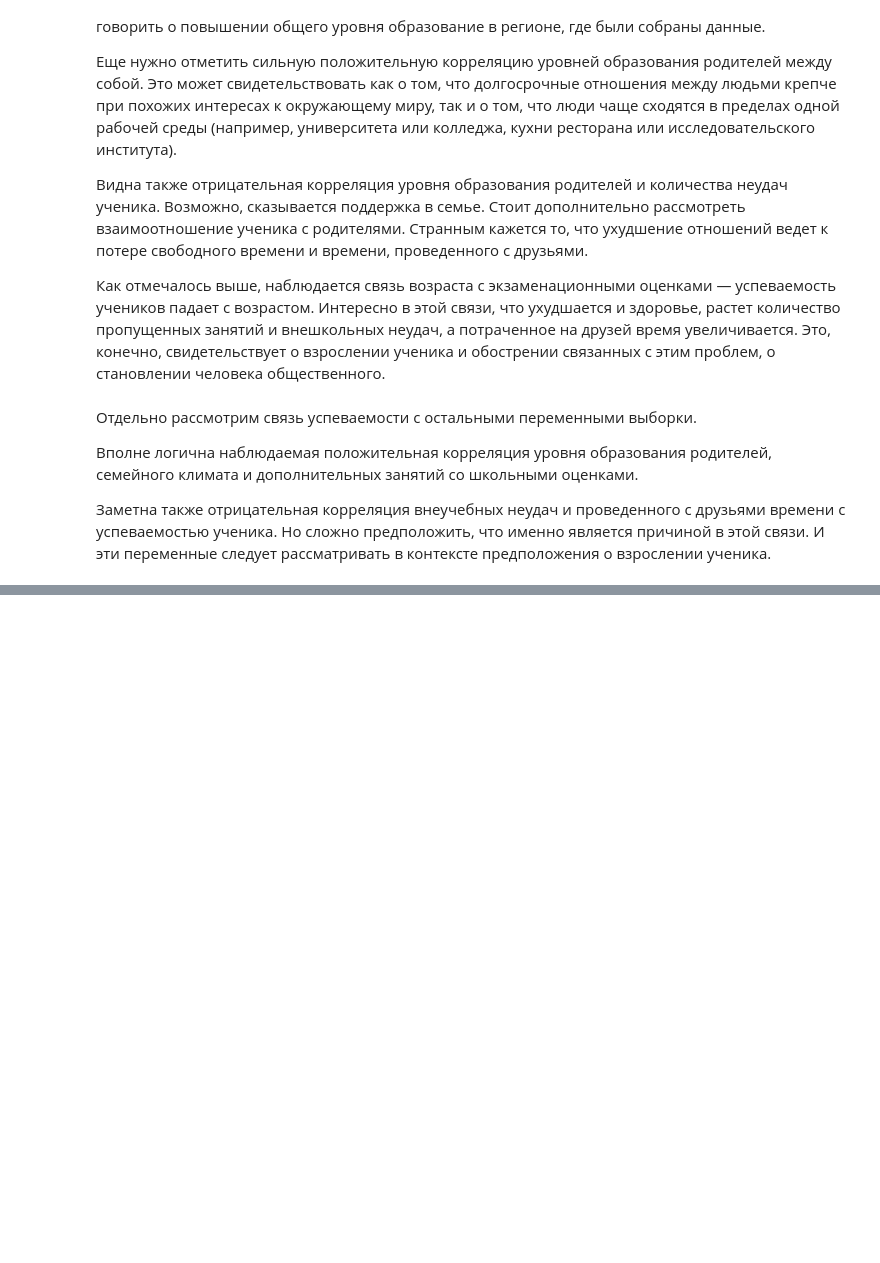
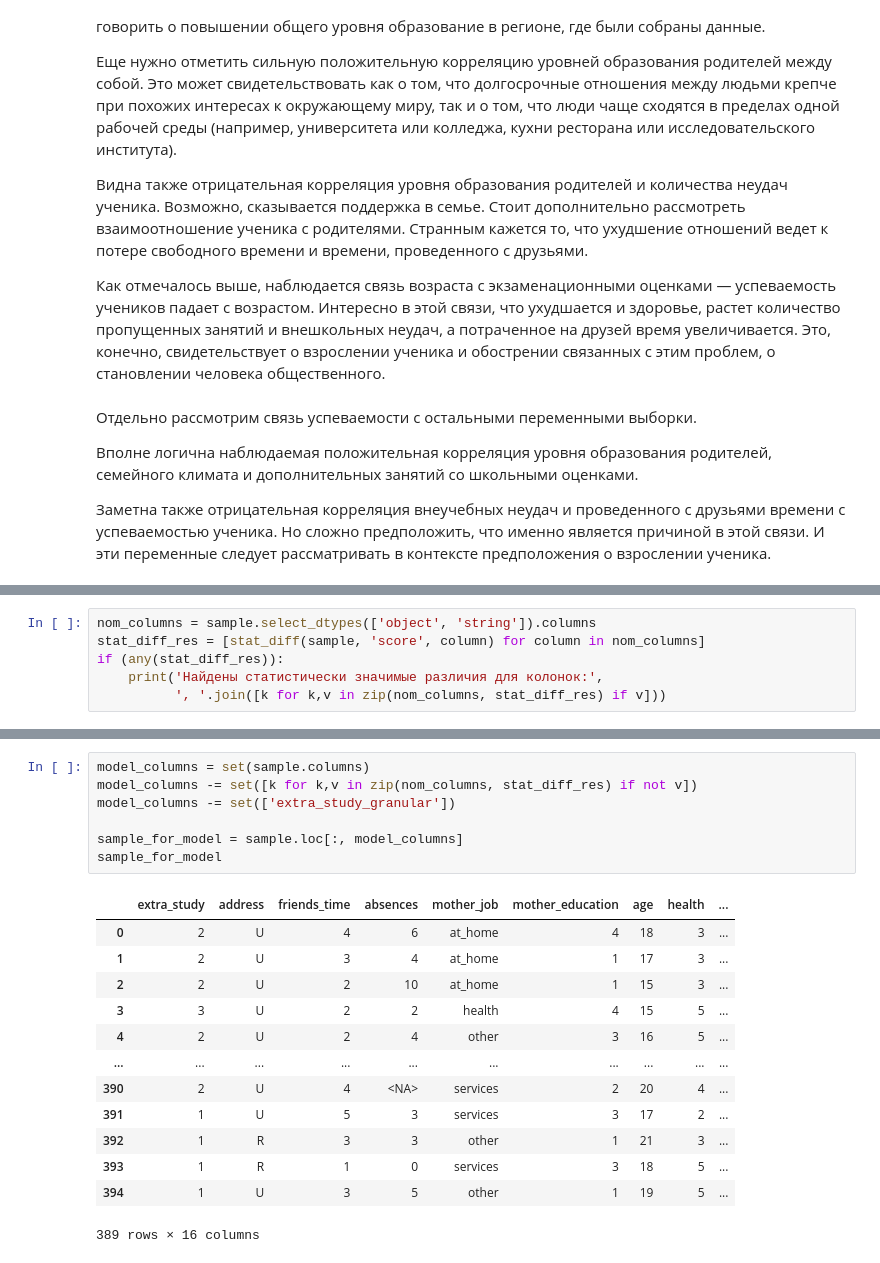
Before and after one commit to ivofrolov/skillfactory_rds, a Jupyter notebook: project 02 - EDA/stud_math_analysis.ipynb, the cells around one changed output, grey strips where cells are left out. Cells and saved outputs as stored; diff of their text form; blank space fills up the shorter version.

```diff
--- a/project 02 - EDA/stud_math_analysis.ipynb
+++ b/project 02 - EDA/stud_math_analysis.ipynb
@@ -321,0 +327,6 @@ df.corr()
+# %%
+nom_columns = sample.select_dtypes(['object', 'string']).columns
+stat_diff_res = [stat_diff(sample, 'score', column) for column in nom_columns]
+if (any(stat_diff_res)):
+    print('Найдены статистически значимые различия для колонок:',
+          ', '.join([k for k,v in zip(nom_columns, stat_diff_res) if v]))
@@ -321,0 +345,21 @@ df.corr()
+# %%
+model_columns = set(sample.columns)
+model_columns -= set([k for k,v in zip(nom_columns, stat_diff_res) if not v])
+model_columns -= set(['extra_study_granular'])
+
+sample_for_model = sample.loc[:, model_columns]
+sample_for_model
+# %% [output]
+|  | extra_study | address | friends_time | absences | mother_job | mother_education | age | health | ... |
+| 0 | 2 | U | 4 | 6 | at_home | 4 | 18 | 3 | ... |
+| 1 | 2 | U | 3 | 4 | at_home | 1 | 17 | 3 | ... |
+| 2 | 2 | U | 2 | 10 | at_home | 1 | 15 | 3 | ... |
+| 3 | 3 | U | 2 | 2 | health | 4 | 15 | 5 | ... |
+| 4 | 2 | U | 2 | 4 | other | 3 | 16 | 5 | ... |
+| ... | ... | ... | ... | ... | ... | ... | ... | ... | ... |
+| 390 | 2 | U | 4 | <NA> | services | 2 | 20 | 4 | ... |
+| 391 | 1 | U | 5 | 3 | services | 3 | 17 | 2 | ... |
+| 392 | 1 | R | 3 | 3 | other | 1 | 21 | 3 | ... |
+| 393 | 1 | R | 1 | 0 | services | 3 | 18 | 5 | ... |
+| 394 | 1 | U | 3 | 5 | other | 1 | 19 | 5 | ... |
+389 rows × 16 columns
```
Also changed, not shown: parts of 8 cells of this notebook, 3 other files.
